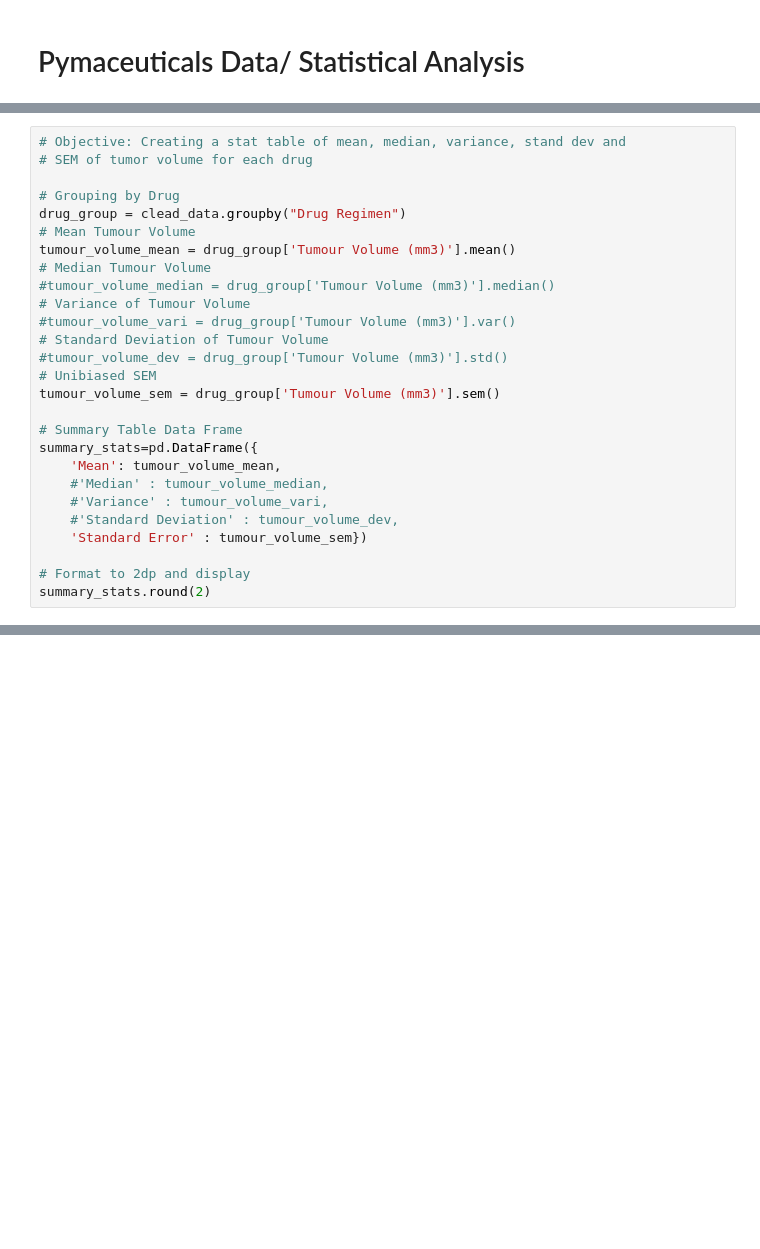
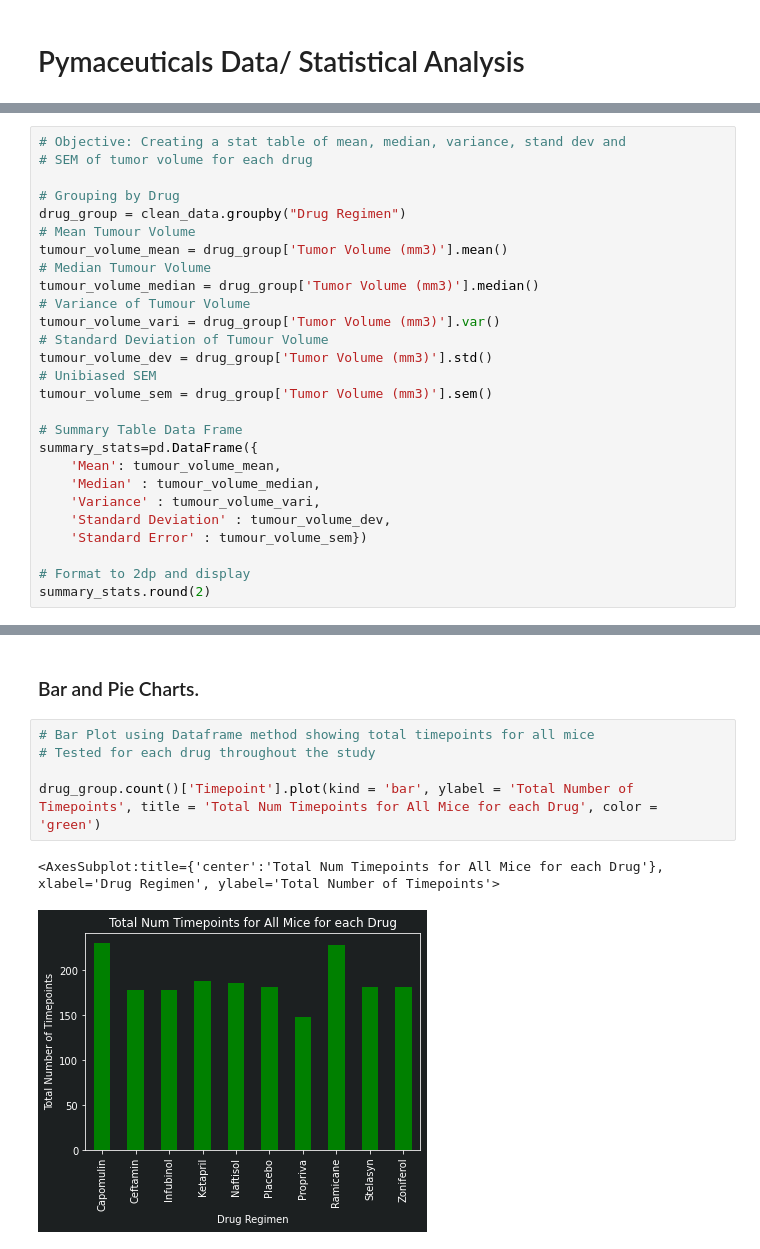
Before and after one commit to MohammedRizwan-1/MatPlotLib--Challenges, a Jupyter notebook: Data Anaylsis Script.ipynb, the cells around one changed output, grey strips where cells are left out. Cells and saved outputs as stored; diff of their text form; blank space fills up the shorter version.

Commit message:
Bar and Pie charts

```diff
--- a/Data Anaylsis Script.ipynb
+++ b/Data Anaylsis Script.ipynb
@@ -66,24 +78,24 @@ print(f'{total_mice_clean} Mice were used in this study.')
 # SEM of tumor volume for each drug
 
 # Grouping by Drug
-drug_group = clead_data.groupby("Drug Regimen")
+drug_group = clean_data.groupby("Drug Regimen")
 # Mean Tumour Volume
-tumour_volume_mean = drug_group['Tumour Volume (mm3)'].mean()
+tumour_volume_mean = drug_group['Tumor Volume (mm3)'].mean()
 # Median Tumour Volume
-#tumour_volume_median = drug_group['Tumour Volume (mm3)'].median()
+tumour_volume_median = drug_group['Tumor Volume (mm3)'].median()
 # Variance of Tumour Volume
-#tumour_volume_vari = drug_group['Tumour Volume (mm3)'].var()
+tumour_volume_vari = drug_group['Tumor Volume (mm3)'].var()
 # Standard Deviation of Tumour Volume
-#tumour_volume_dev = drug_group['Tumour Volume (mm3)'].std()
+tumour_volume_dev = drug_group['Tumor Volume (mm3)'].std()
 # Unibiased SEM
-tumour_volume_sem = drug_group['Tumour Volume (mm3)'].sem()
+tumour_volume_sem = drug_group['Tumor Volume (mm3)'].sem()
 
 # Summary Table Data Frame
 summary_stats=pd.DataFrame({
     'Mean': tumour_volume_mean,
-    #'Median' : tumour_volume_median,
-    #'Variance' : tumour_volume_vari,
-    #'Standard Deviation' : tumour_volume_dev,
+    'Median' : tumour_volume_median,
+    'Variance' : tumour_volume_vari,
+    'Standard Deviation' : tumour_volume_dev,
     'Standard Error' : tumour_volume_sem})
 
 # Format to 2dp and display
@@ -92,0 +131,10 @@ KeyError: 'Column not found: Tumour Volume (mm3)'
+# %% [markdown]
+### Bar and Pie Charts.
+# %%
+# Bar Plot using Dataframe method showing total timepoints for all mice
+# Tested for each drug throughout the study
+
+drug_group.count()['Timepoint'].plot(kind = 'bar', ylabel = 'Total Number of Timepoints', title = 'Total Num Timepoints for All Mice for each Drug', color = 'green')
+# %% [output]
+<AxesSubplot:title={'center':'Total Num Timepoints for All Mice for each Drug'}, xlabel='Drug Regimen', ylabel='Total Number of Timepoints'>
+[figure, added]
```
Also changed, not shown: parts of 11 cells of this notebook.
